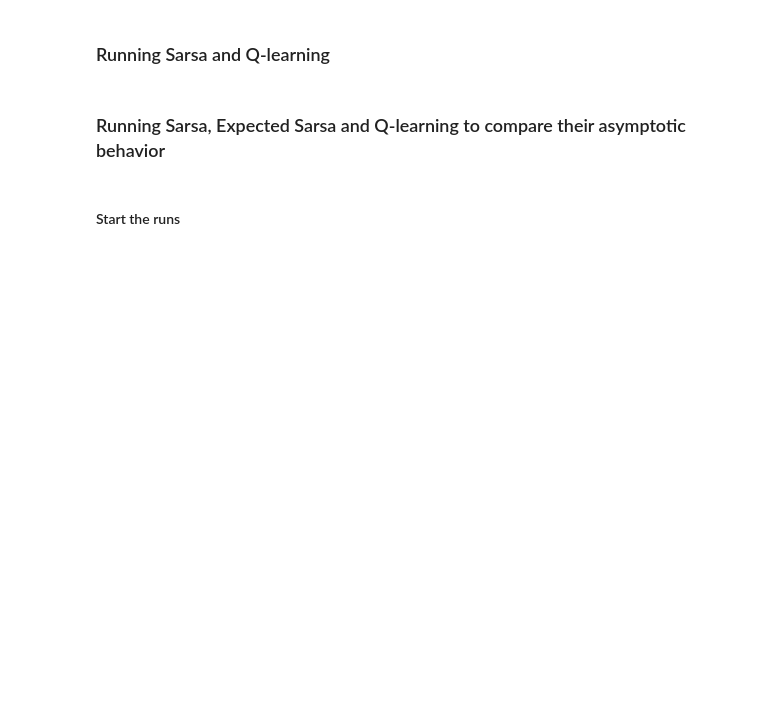
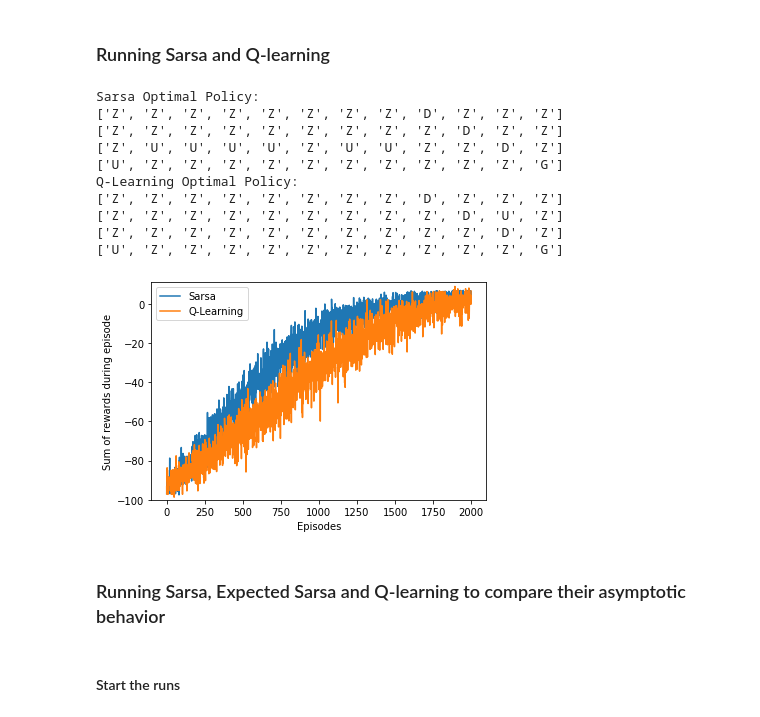
Before and after one commit to lukaszbinden/mli, a Jupyter notebook: assignments/assignments_level_two/Module 5 Assignment 1.ipynb, the cells around one changed output. Drawn from its saved outputs; the diff is of its cells as text; code cells hidden in the pictures; blank space fills up the shorter version.

```diff
--- a/assignments/assignments_level_two/Module 5 Assignment 1.ipynb
+++ b/assignments/assignments_level_two/Module 5 Assignment 1.ipynb
@@ -240,25 +255,28 @@ plt.ylabel('Epsilone')
 # With a single run I failed to present a smooth curve
 # However the optimal policy converges well with a single run
 # Sarsa converges to the safe path, while Q-Learning converges to the optimal path
-def figure_6_4():
+def figure_6_4(p_stochastic_payment=None):
+    if p_stochastic_payment :
+        assert p_stochastic_payment >= 0 and p_stochastic_payment <= 1
     # episodes of each run
     episodes = 2000
     EPOCH = 5
 
     # perform 100 independent runs
-    runs = 100
+    runs = 50  #  100
 
     rewards_sarsa = np.zeros(episodes)
     rewards_q_learning = np.zeros(episodes)
-    for r in tqdm(range(runs)):
+    # for r in tqdm(range(runs)):
+    for r in range(runs):
         q_sarsa = np.zeros((WORLD_HEIGHT, WORLD_WIDTH, len(ACTIONS)))
         q_q_learning = np.copy(q_sarsa)
         for i in range(0, episodes):
             eps = EPSILON**(i//EPOCH)#EPSILON*((1-EPSILON)**(i//EPOCH))
-            rewards_sarsa[i] += sarsa(q_sarsa,eps=eps)
-            rewards_q_learning[i] += q_learning(q_q_learning, eps=eps)
+            rewards_sarsa[i] += sarsa(q_sarsa,eps=eps, p_sp=p_stochastic_payment)
+            rewards_q_learning[i] += q_learning(q_q_learning, eps=eps, p_sp=p_stochastic_payment)
 
-    # averaging over independt runs
+    # averaging over independent runs
     rewards_sarsa /= runs
     rewards_q_learning /= runs
 
@@ -279,6 +297,22 @@ def figure_6_4():
     print('Q-Learning Optimal Policy:')
     print_optimal_policy(q_q_learning)
     return q_sarsa, q_q_learning
+# %%
+# no wind, no stochastic payments
+figure_6_4()
+plt.show()
+# %% [output]
+Sarsa Optimal Policy:
+['Z', 'Z', 'Z', 'Z', 'Z', 'Z', 'Z', 'Z', 'D', 'Z', 'Z', 'Z']
+['Z', 'Z', 'Z', 'Z', 'Z', 'Z', 'Z', 'Z', 'Z', 'D', 'Z', 'Z']
+['Z', 'U', 'U', 'U', 'U', 'Z', 'U', 'U', 'Z', 'Z', 'D', 'Z']
+['U', 'Z', 'Z', 'Z', 'Z', 'Z', 'Z', 'Z', 'Z', 'Z', 'Z', 'G']
+Q-Learning Optimal Policy:
+['Z', 'Z', 'Z', 'Z', 'Z', 'Z', 'Z', 'Z', 'D', 'Z', 'Z', 'Z']
+['Z', 'Z', 'Z', 'Z', 'Z', 'Z', 'Z', 'Z', 'Z', 'D', 'U', 'Z']
+['Z', 'Z', 'Z', 'Z', 'Z', 'Z', 'Z', 'Z', 'Z', 'Z', 'D', 'Z']
+['U', 'Z', 'Z', 'Z', 'Z', 'Z', 'Z', 'Z', 'Z', 'Z', 'Z', 'G']
+[figure, added]
 # %% [markdown]
 ### Running Sarsa, Expected Sarsa and Q-learning to compare their asymptotic behavior
 # %%
```
Also changed, not shown: parts of 16 cells of this notebook.
